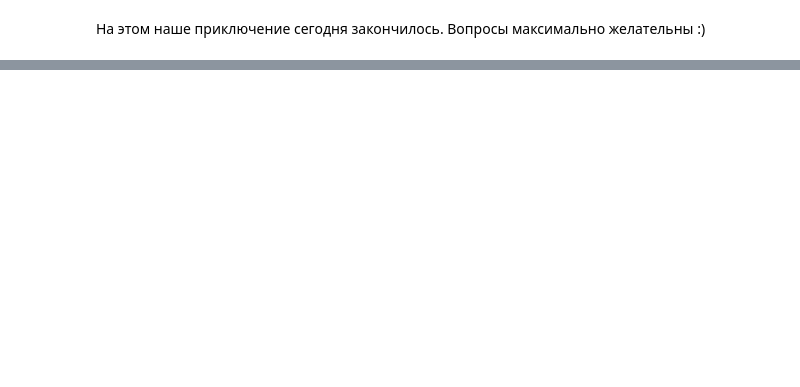
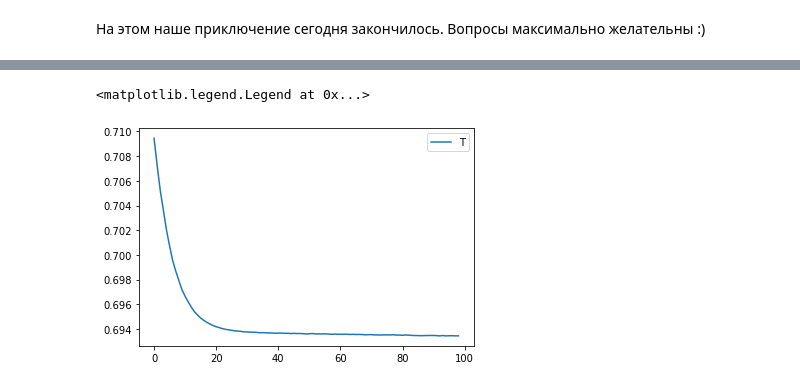
Before and after one commit to fortvivlan/DL_HSE_homeworks, a Jupyter notebook: hw_1/sem1_my_first_neural_network.ipynb, the cells around one changed output, grey strips where cells are left out. Cells and saved outputs as stored; diff of their text form; code cells hidden in the pictures; blank space fills up the shorter version.

```diff
--- a/hw_1/sem1_my_first_neural_network.ipynb
+++ b/hw_1/sem1_my_first_neural_network.ipynb
@@ -179,0 +265,25 @@ plt.show()
+# %%
+def build_model():
+    model = nn.Sequential(
+        # Добавляем в нашу модель первый слой из 25 нейронов
+        nn.Linear(in_features=INPUT_SIZE, out_features=HIDDEN_SIZE),
+        nn.Sigmoid(),
+
+        # Добавляем ещё один слой из 25 нейронов
+        nn.Linear(in_features=HIDDEN_SIZE, out_features=HIDDEN_SIZE),
+        nn.Sigmoid(),
+
+        # Выходной вектор на количество классов, получаем с помощью такого же линейного приеобразования,
+        # как и предыдущие слои, но уже на нужное количество выходных нейронов (т.е. классов)
+        nn.Linear(in_features=HIDDEN_SIZE, out_features=OUTPUT_SIZE),
+        nn.Softmax()
+    )
+
+    return model
+# %%
+torchic = build_model()
+# %%
+criterion = nn.CrossEntropyLoss()
+accuracy = Accuracy()
+
+optimizer = optim.SGD(torchic.parameters(), lr=LEARNING_RATE)
@@ -179,0 +344,2 @@ plt.show()
+# %%
+train_loss_values, train_accuracy_values, valid_loss_values, valid_accuracy = run_train()
@@ -179,0 +357,7 @@ plt.show()
+# %%
+start = 1
+plt.plot(train_loss_values[start:])
+plt.legend('Train loss')
+# %% [output]
+<matplotlib.legend.Legend at 0x...>
+[figure, added]
```
Also changed, not shown: parts of 21 cells of this notebook.
